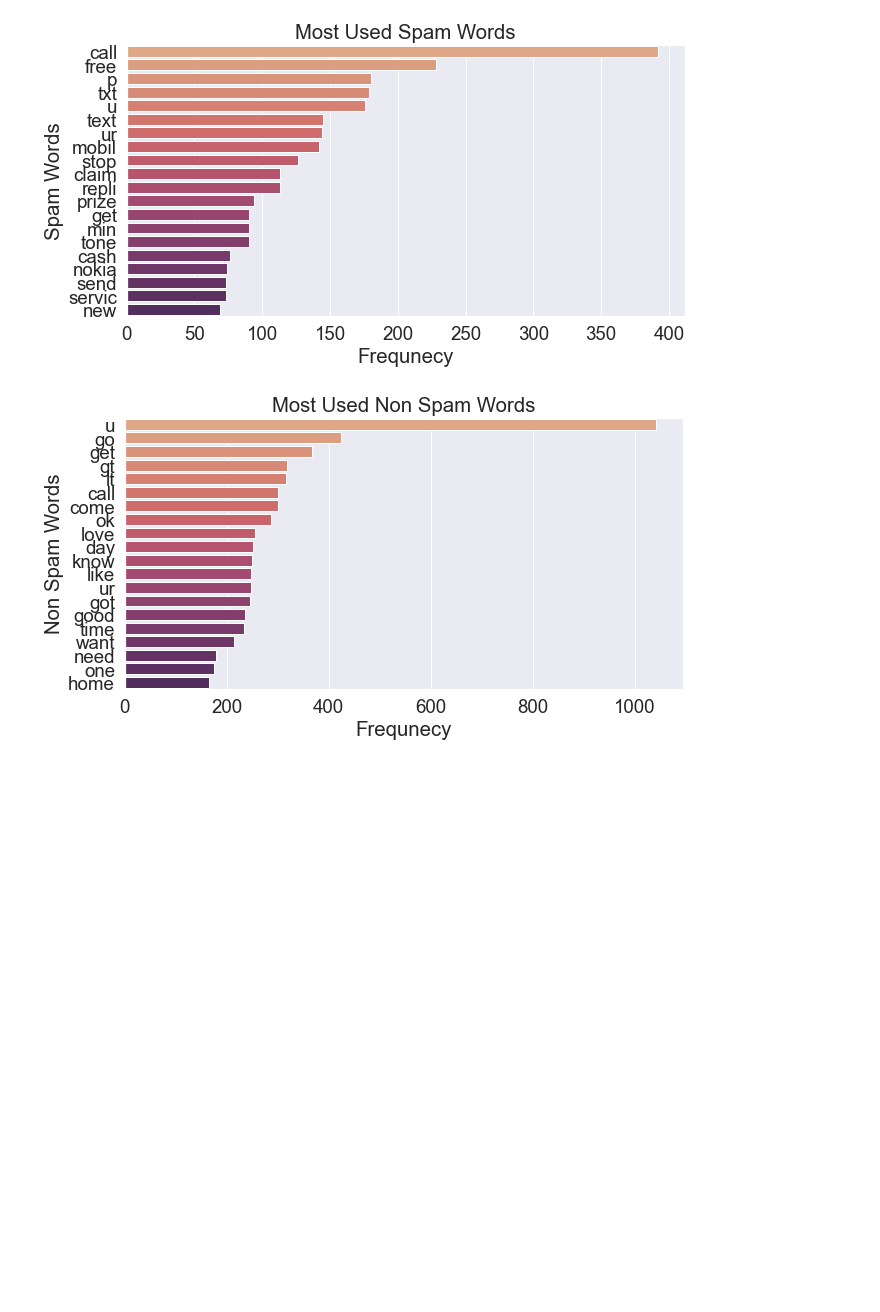
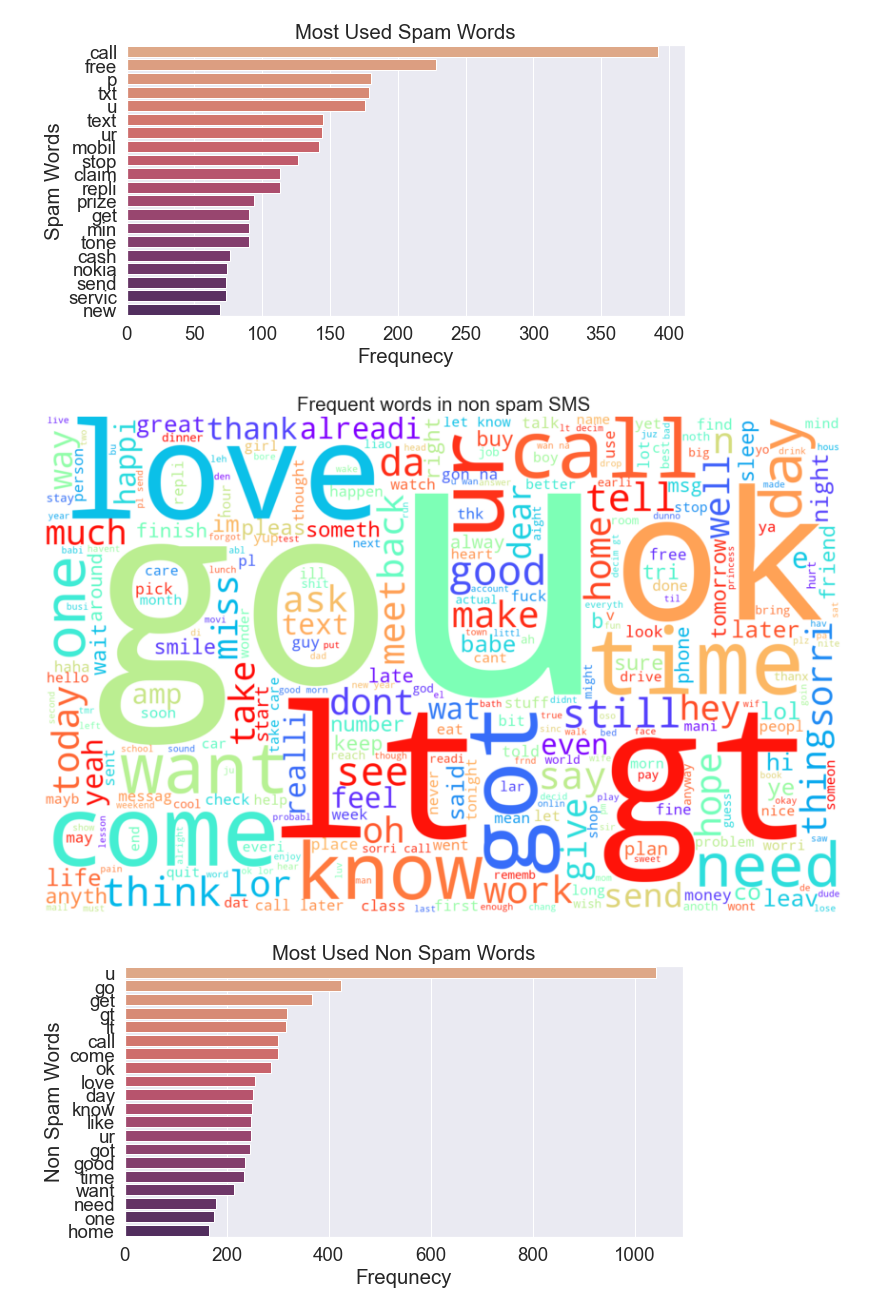
Before and after one commit to aswani848/6830Project5, a Jupyter notebook: 6830project5.ipynb, the cells around one changed output. Saved outputs shown, nothing was run; the diff lists cells and outputs as text; code cells hidden in the pictures; blank space fills up the shorter version.

```diff
--- a/6830project5.ipynb
+++ b/6830project5.ipynb
@@ -244,6 +208,17 @@ plt.ylabel("Spam Words")
 plt.show()
 # %% [output]
 [figure]
+# %%
+#Most used words in non spam SMS
+text = " ".join(sms_data[sms_data['Category'] == 1]['Message'])
+plt.figure(figsize = (15, 10))
+wordcloud = WordCloud(max_words=300, height= 1000, width = 1600,  background_color="white", colormap= 'rainbow_r').generate(text)
+plt.imshow(wordcloud, interpolation="bilinear")
+plt.axis('off')
+plt.title("Frequent words in non spam SMS")
+plt.show()
+# %% [output]
+[figure, added]
 # %%
 #Most used words in non spam SMS
 non_spam_words = []
```
Also changed, not shown: parts of 24 cells of this notebook.
